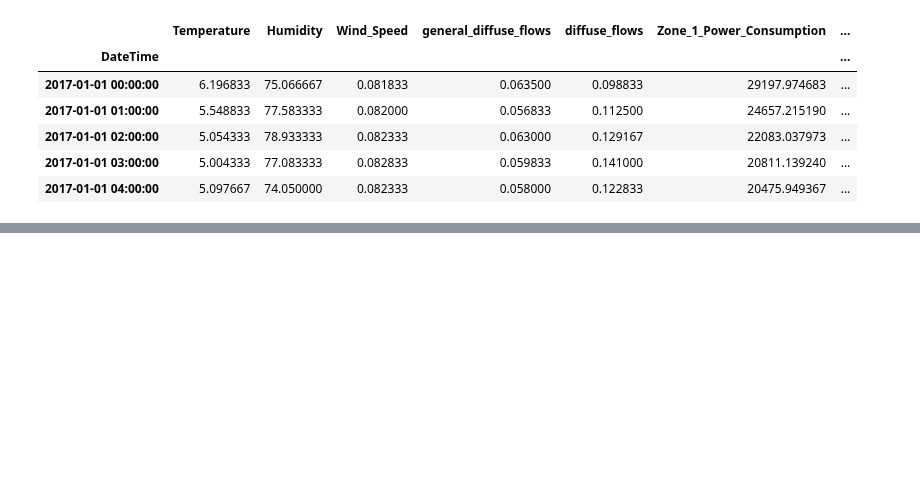
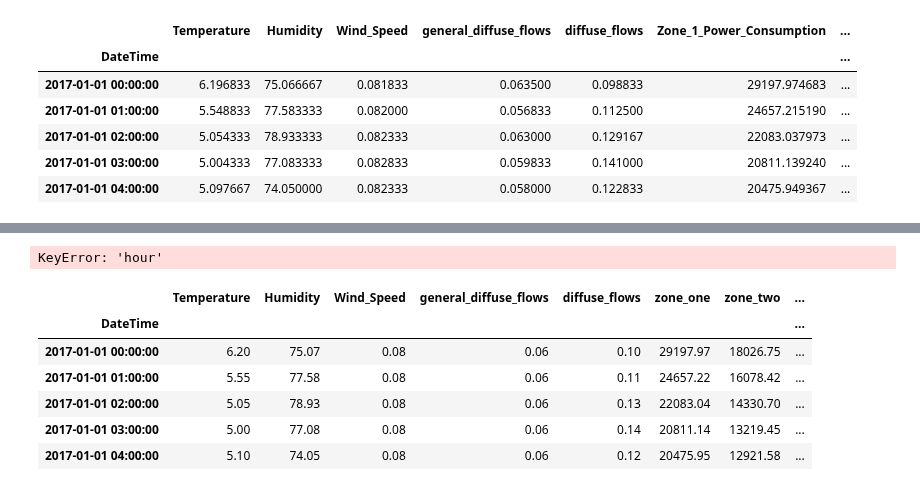
Before and after one commit to Mortti11/Deep_Learning, a Jupyter notebook: LSTM/Prepro.ipynb, the cells around one changed output, grey strips where cells are left out. Drawn from its saved outputs; the diff is of its cells as text; code cells hidden in the pictures; blank space fills up the shorter version.

```diff
--- a/LSTM/Prepro.ipynb
+++ b/LSTM/Prepro.ipynb
@@ -150,3 +162,11 @@ df_hourly.head()
 # %%
 # Change the target columns's name
 df_hourly.rename(columns={'Zone_1_Power_Consumption': 'zone_one','Zone_2__Power_Consumption': 'zone_two',  'Zone_3__Power_Consumption': 'zone_three'}, inplace=True)
+# %%
+# Time Cyclical Encoding
+df_hourly['hour_sin'] = np.sin(2*np.pi*df_hourly['hour']/24)
+df_hourly['hour_cos'] = np.cos(2*np.pi*df_hourly['hour']/24)
+
+# Source: https://towardsdatascience.com/cyclical-encoding-an-alternative-to-one-hot-encoding-for-time-series-features-4db46248ebba
+# %% [output]
+KeyError: 'hour'
@@ -152,0 +175,10 @@ df_hourly.rename(columns={'Zone_1_Power_Consumption': 'zone_one','Zone_2__Power_
+# %%
+df_hourly.head()
+# %% [output]
+|  | Temperature | Humidity | Wind_Speed | general_diffuse_flows | diffuse_flows | zone_one | zone_two | ... |
+| DateTime |  |  |  |  |  |  |  | ... |
+| 2017-01-01 00:00:00 | 6.20 | 75.07 | 0.08 | 0.06 | 0.10 | 29197.97 | 18026.75 | ... |
+| 2017-01-01 01:00:00 | 5.55 | 77.58 | 0.08 | 0.06 | 0.11 | 24657.22 | 16078.42 | ... |
+| 2017-01-01 02:00:00 | 5.05 | 78.93 | 0.08 | 0.06 | 0.13 | 22083.04 | 14330.70 | ... |
+| 2017-01-01 03:00:00 | 5.00 | 77.08 | 0.08 | 0.06 | 0.14 | 20811.14 | 13219.45 | ... |
+| 2017-01-01 04:00:00 | 5.10 | 74.05 | 0.08 | 0.06 | 0.12 | 20475.95 | 12921.58 | ... |
```
Also changed, not shown: parts of 8 cells of this notebook, 4 other files.
